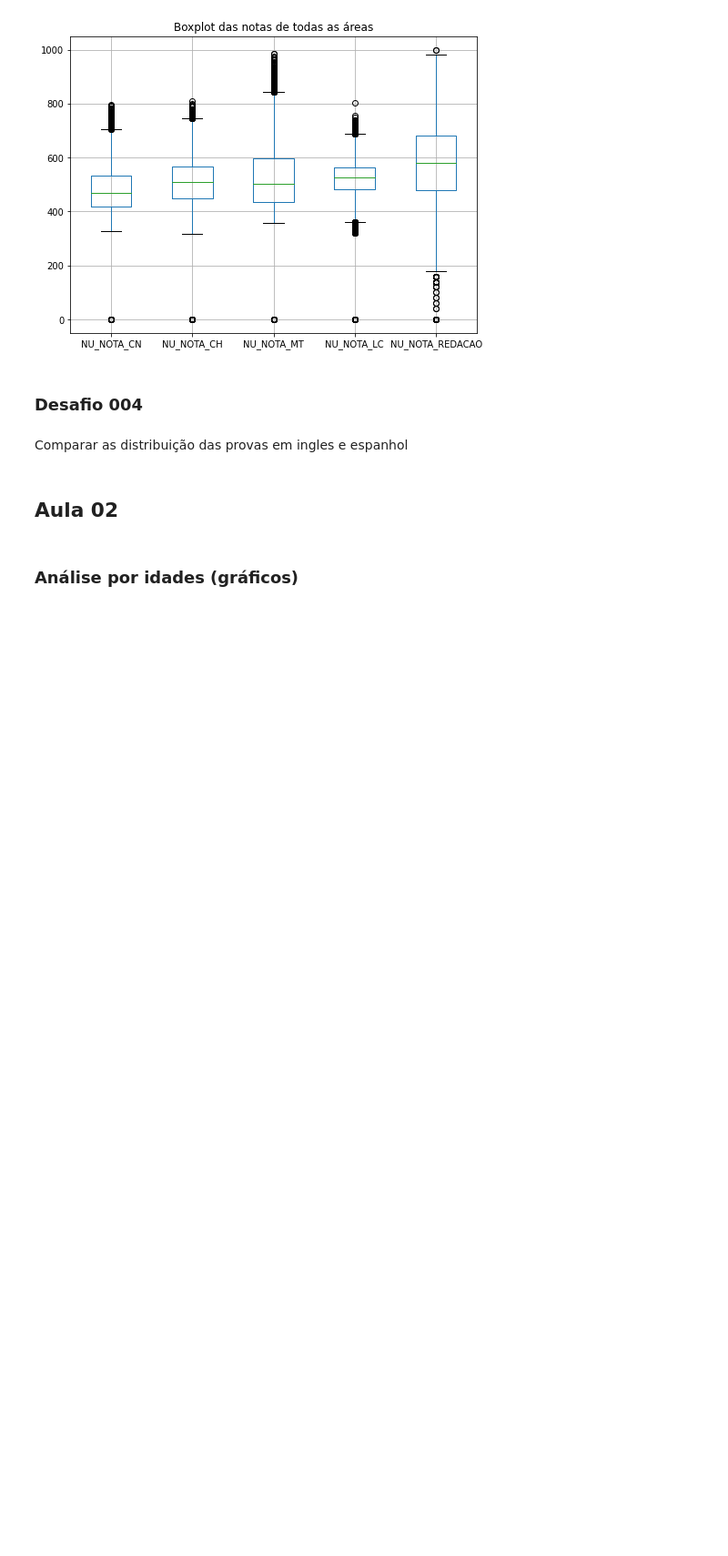
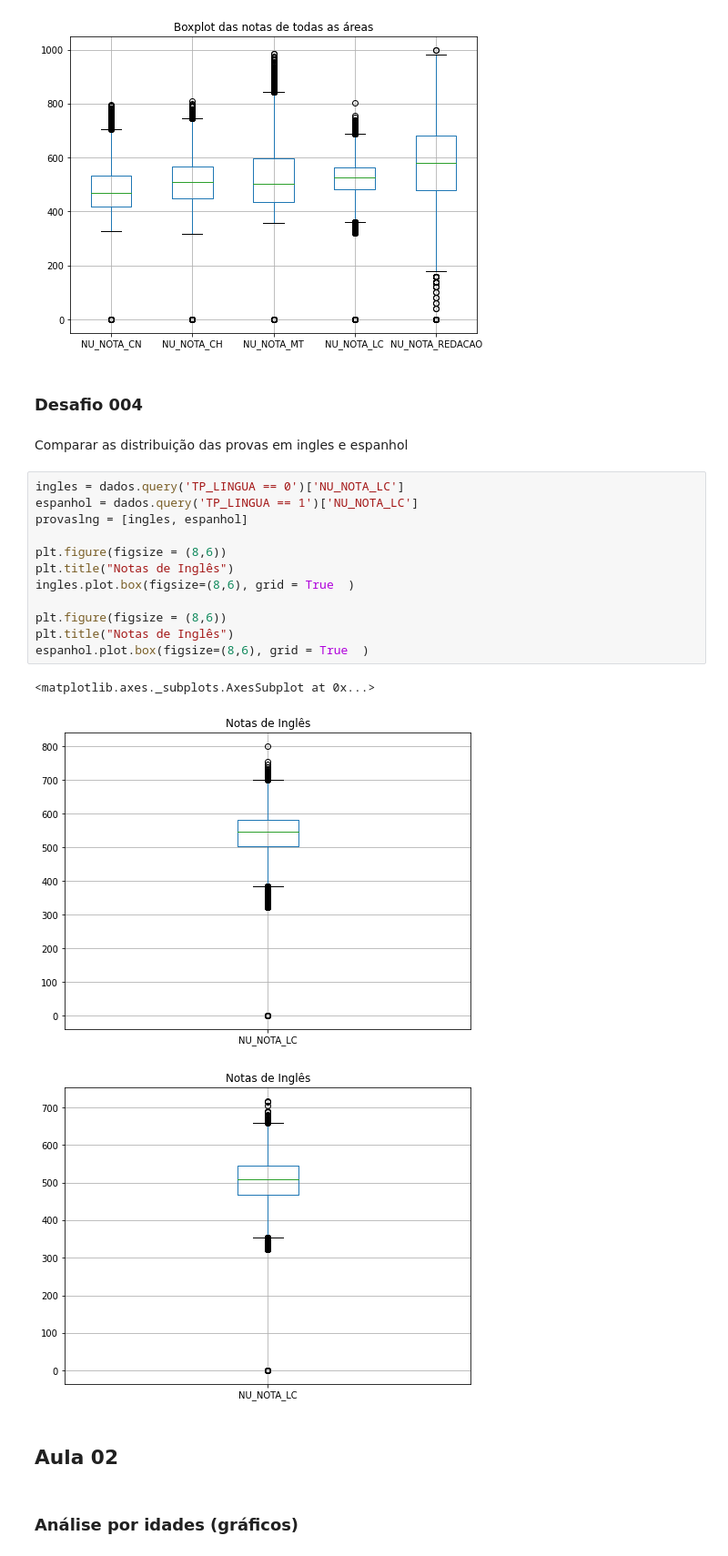
Before and after one commit to emys-alb/ImersaoDados, a Jupyter notebook: ImersaoDados.ipynb, the cells around one changed output. Shown at 91% size. Cells and saved outputs as stored; diff of their text form; blank space fills up the shorter version.

```diff
--- a/ImersaoDados.ipynb
+++ b/ImersaoDados.ipynb
@@ -242,6 +242,22 @@ Text(0.5, 1.0, 'Boxplot das notas de todas as áreas')
 ### Desafio 004
 # %% [markdown]
 Comparar as distribuição das provas em ingles e espanhol
+# %%
+ingles = dados.query('TP_LINGUA == 0')['NU_NOTA_LC']
+espanhol = dados.query('TP_LINGUA == 1')['NU_NOTA_LC']
+provaslng = [ingles, espanhol]
+
+plt.figure(figsize = (8,6))
+plt.title("Notas de Inglês")
+ingles.plot.box(figsize=(8,6), grid = True  )
+
+plt.figure(figsize = (8,6))
+plt.title("Notas de Inglês")
+espanhol.plot.box(figsize=(8,6), grid = True  )
+# %% [output]
+<matplotlib.axes._subplots.AxesSubplot at 0x...>
+[figure, added]
+[figure, added]
 # %% [markdown]
 ## Aula 02
 # %% [markdown]
```
Also changed, not shown: parts of 33 cells of this notebook.
